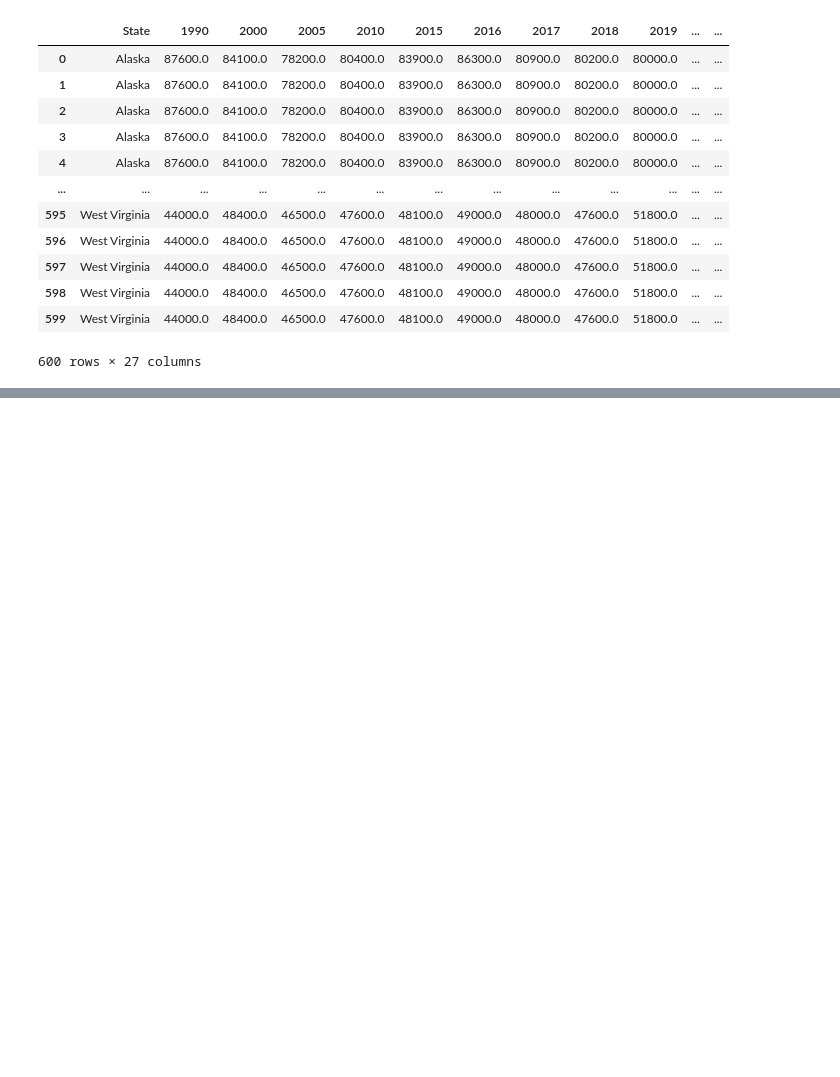
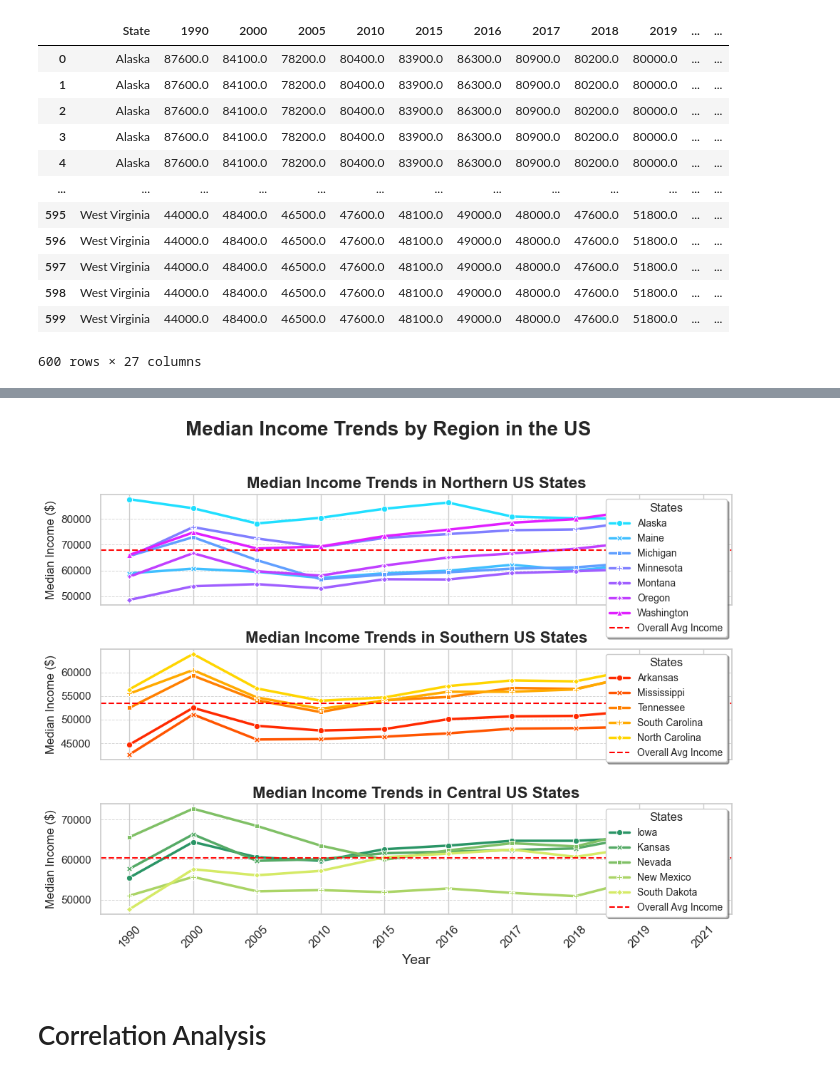
Before and after one commit to nish-nm/made, a Jupyter notebook: project/report.ipynb, the cells around one changed output, grey strips where cells are left out. Saved outputs shown, nothing was run; the diff lists cells and outputs as text; code cells hidden in the pictures; blank space fills up the shorter version.

```diff
--- a/project/report.ipynb
+++ b/project/report.ipynb
@@ -28,2 +117,51 @@ df
+# %%
+# Update state groupings based on available states
+north_states = ['Alaska', 'Maine', 'Michigan', 'Minnesota', 'Montana', 'Oregon', 'Washington']
+south_states = ['Arkansas', 'Mississippi', 'Tennessee', 'South Carolina', 'North Carolina']
+central_states = ['Iowa', 'Kansas', 'Nevada', 'New Mexico', 'South Dakota']
+
+income_years = [col for col in df.columns if col.isdigit()]
+income_data = df[['State'] + income_years].groupby('State').mean().T
+
+# Splitting income data into regions
+north_data = income_data[north_states].dropna(axis=1, how='all')
+south_data = income_data[south_states].dropna(axis=1, how='all')
+central_data = income_data[central_states].dropna(axis=1, how='all')
+
+fig, axes = plt.subplots(3, 1, figsize=(10, 8), sharex=True)
+
+# Plot North
+sns.lineplot(data=north_data, ax=axes[0], linewidth=2.5, palette="cool", markers=True, dashes=False)
+axes[0].set_title("Median Income Trends in Northern US States", fontsize=16, fontweight='bold')
+axes[0].axhline(north_data.mean(axis=1).mean(), color='red', linestyle='--', linewidth=1.5, label='Overall Avg Income')
+axes[0].legend(fontsize=10, title="States", frameon=True, shadow=True)
+axes[0].set_ylabel("Median Income ($)", fontsize=12)
+axes[0].grid(axis='y', linestyle='--', linewidth=0.7, alpha=0.8)
+
+# Plot South
+sns.lineplot(data=south_data, ax=axes[1], linewidth=2.5, palette="autumn", markers=True, dashes=False)
+axes[1].set_title("Median Income Trends in Southern US States", fontsize=16, fontweight='bold')
+axes[1].axhline(south_data.mean(axis=1).mean(), color='red', linestyle='--', linewidth=1.5, label='Overall Avg Income')
+axes[1].legend(fontsize=10, title="States", frameon=True, shadow=True)
+axes[1].set_ylabel("Median Income ($)", fontsize=12)
+axes[1].grid(axis='y', linestyle='--', linewidth=0.7, alpha=0.8)
+
+# Plot Central
+sns.lineplot(data=central_data, ax=axes[2], linewidth=2.5, palette="summer", markers=True, dashes=False)
+axes[2].set_title("Median Income Trends in Central US States", fontsize=16, fontweight='bold')
+axes[2].axhline(central_data.mean(axis=1).mean(), color='red', linestyle='--', linewidth=1.5, label='Overall Avg Income')
+axes[2].legend(fontsize=10, title="States", frameon=True, shadow=True)
+axes[2].set_xlabel("Year", fontsize=14)
+axes[2].set_ylabel("Median Income ($)", fontsize=12)
+axes[2].grid(axis='y', linestyle='--', linewidth=0.7, alpha=0.8)
+
+plt.xticks(rotation=45, fontsize=12)
+plt.suptitle("Median Income Trends by Region in the US", fontsize=20, fontweight='bold')
+plt.tight_layout(rect=[0, 0, 1, 0.96])
+plt.show()
+# %% [output]
+[figure, added]
+# %% [markdown]
+# Correlation Analysis
 # %%
 selected_columns = [
```
Also changed, not shown: parts of 15 cells of this notebook, 4 other files.
